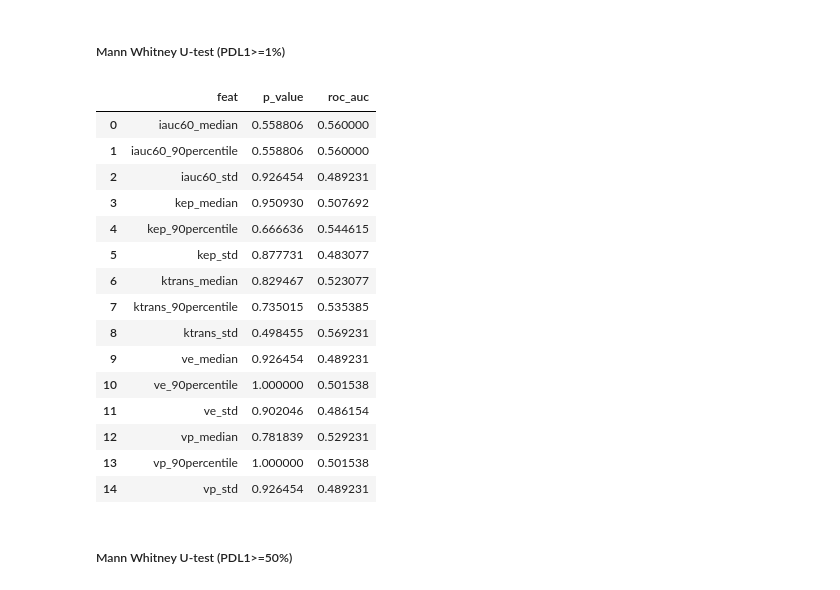
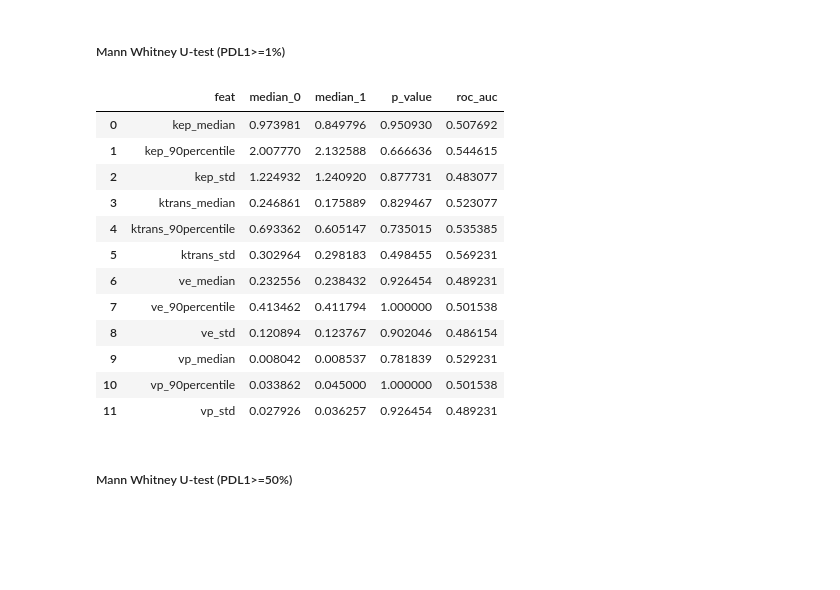
Before and after one commit to sithin-unipv/lungmr_pk, a Jupyter notebook: pk_modelling.ipynb, the cells around one changed output. Drawn from its saved outputs; the diff is of its cells as text; code cells hidden in the pictures; blank space fills up the shorter version.

```diff
--- a/pk_modelling.ipynb
+++ b/pk_modelling.ipynb
@@ -135,21 +131,27 @@ pk_df = pd.DataFrame(pk_df)
 # %% [markdown]
 ##### Mann-Whitney U-test (PDL1>=1%)
 # %%
-pvalue_df = {"feat":[], "p_value":[]}
+pvalue_df = {"feat":[], "median_0":[], "median_1":[], "p_value":[], "roc_auc":[]}
 
 label_column = "pdl1>=1%"
 
-for feat in [ "ktrans", "ve", "kep", "vp",  "iauc60"]:
+for feat in [ "ktrans", "ve", "kep", "vp"]:
 
     x1 = pk_df[(pk_df[label_column]==0)][feat].to_list()
     x2 = pk_df[(pk_df[label_column]==1)][feat].to_list()
 
+    pvalue_df["median_0"].append(np.median(x1))
+    pvalue_df["median_1"].append(np.median(x2))
+
     u, p_value = stats.mannwhitneyu(x1, x2)
 
-    roc_auc = u/(len(x1)*len(x2))
+    # roc_auc = u/(len(x1)*len(x2))
+
+    roc_auc = 1-roc_auc_score(pk_df[label_column], pk_df[feat])
 
     pvalue_df["feat"].append(feat)
     pvalue_df["p_value"].append(p_value)
+    pvalue_df["roc_auc"].append(roc_auc)
 
 
     # print(bat_method, aif_fn, feat, p_value, roc_auc)
@@ -167,24 +168,27 @@ display(pvalue_df)
 # %% [markdown]
 ##### Mann-Whitney U-test (PDL1>=50%)
 # %%
-pvalue_df = {"feat":[], "mean_0":[], "mean_1":[], "p_value":[]}
+pvalue_df = {"feat":[], "median_0":[], "median_1":[], "p_value":[], "roc_auc":[]}
 
 label_column = "pdl1>=50%"
 
-for feat in ["ktrans", "ve", "kep", "vp", "iauc60"]:
+for feat in ["ktrans", "ve", "kep", "vp"]:
 
     x1 = pk_df[(pk_df[label_column]==0)][feat].to_list()
     x2 = pk_df[(pk_df[label_column]==1)][feat].to_list()
 
-    pvalue_df["mean_0"].append(np.median(x1))
-    pvalue_df["mean_1"].append(np.median(x2))
+    pvalue_df["median_0"].append(np.median(x1))
+    pvalue_df["median_1"].append(np.median(x2))
 
     u, p_value = stats.mannwhitneyu(x1, x2)
 
     roc_auc = u/(len(x1)*len(x2))
 
+    roc_auc = 1-roc_auc_score(pk_df[label_column], pk_df[feat])
+
     pvalue_df["feat"].append(feat)
     pvalue_df["p_value"].append(p_value)
+    pvalue_df["roc_auc"].append(roc_auc)
 
     # print(bat_method, aif_fn, feat, p_value, roc_auc)
 
@@ -353,7 +346,7 @@ for sample_id in tqdm(sample_ids, position=0, desc="extracting features"):
     r2_img = sitk.ReadImage(os.path.join(MAP_DIR, sample_id, "r2.nii.gz"))
     r2_arr = sitk.GetArrayFromImage(r2_img)
 
-    for pk_map in ["iauc30", "iauc60", "iauc90", "iauc30_bn", "iauc60_bn", "iauc90_bn", "t0", "kep", "ktrans", "ve", "vp", "r2"]:
+    for pk_map in ["t0", "kep", "ktrans", "ve", "vp", "r2"]:
 
         voxel_pk_df["sample_id"].append(sample_id)
         voxel_pk_df["pk_map"].append(pk_map)
@@ -374,43 +367,49 @@ voxel_pk_df = pd.DataFrame(voxel_pk_df)
 # %%
 label_column = "pdl1>=1%"
 
-pvalue_df = {"feat":[], "p_value":[], "roc_auc":[]}
+pvalue_df = {"feat":[], "median_0":[], "median_1":[], "p_value":[], "roc_auc":[]}
 
-for pk_map in [ "iauc60", "kep", "ktrans", "ve", "vp"]:
+for pk_map in ["kep", "ktrans", "ve", "vp"]:
 
     _pk_df = voxel_pk_df[voxel_pk_df.pk_map==pk_map]
 
     for feat in ["median", "90percentile", "std"]:
 
         x1 = _pk_df[(_pk_df[label_column]==0)][feat].to_list()
         x2 = _pk_df[(_pk_df[label_column]==1)][feat].to_list()
 
+
+        pvalue_df["median_0"].append(np.median(x1))
+        pvalue_df["median_1"].append(np.median(x2))
+
         u, p_value = stats.mannwhitneyu(x1, x2)
 
-        roc_auc = u/(len(x1)*len(x2))
+        # roc_auc = u/(len(x1)*len(x2))
+        roc_auc = 1-roc_auc_score(_pk_df[label_column], _pk_df[feat])
 
         pvalue_df["feat"].append(pk_map+"_"+feat)
         pvalue_df["p_value"].append(p_value)
         pvalue_df["roc_auc"].append(roc_auc)
 
+pvalue_df = pd.DataFrame(pvalue_df)
+
+# _, pvalue_df["corr_p_value"], _, _ = multipletests(pvalue_df.p_value, method="fdr_bh")
+
 display(pd.DataFrame(pvalue_df))
 # %% [output]
-|  | feat | p_value | roc_auc |
-| 0 | iauc60_median | 0.558806 | 0.560000 |
-| 1 | iauc60_90percentile | 0.558806 | 0.560000 |
-| 2 | iauc60_std | 0.926454 | 0.489231 |
-| 3 | kep_median | 0.950930 | 0.507692 |
-| 4 | kep_90percentile | 0.666636 | 0.544615 |
-| 5 | kep_std | 0.877731 | 0.483077 |
-| 6 | ktrans_median | 0.829467 | 0.523077 |
-| 7 | ktrans_90percentile | 0.735015 | 0.535385 |
-| 8 | ktrans_std | 0.498455 | 0.569231 |
-| 9 | ve_median | 0.926454 | 0.489231 |
-| 10 | ve_90percentile | 1.000000 | 0.501538 |
-| 11 | ve_std | 0.902046 | 0.486154 |
-| 12 | vp_median | 0.781839 | 0.529231 |
-| 13 | vp_90percentile | 1.000000 | 0.501538 |
-| 14 | vp_std | 0.926454 | 0.489231 |
+|  | feat | median_0 | median_1 | p_value | roc_auc |
+| 0 | kep_median | 0.973981 | 0.849796 | 0.950930 | 0.507692 |
+| 1 | kep_90percentile | 2.007770 | 2.132588 | 0.666636 | 0.544615 |
+| 2 | kep_std | 1.224932 | 1.240920 | 0.877731 | 0.483077 |
+| 3 | ktrans_median | 0.246861 | 0.175889 | 0.829467 | 0.523077 |
+| 4 | ktrans_90percentile | 0.693362 | 0.605147 | 0.735015 | 0.535385 |
+| 5 | ktrans_std | 0.302964 | 0.298183 | 0.498455 | 0.569231 |
+| 6 | ve_median | 0.232556 | 0.238432 | 0.926454 | 0.489231 |
+| 7 | ve_90percentile | 0.413462 | 0.411794 | 1.000000 | 0.501538 |
+| 8 | ve_std | 0.120894 | 0.123767 | 0.902046 | 0.486154 |
+| 9 | vp_median | 0.008042 | 0.008537 | 0.781839 | 0.529231 |
+| 10 | vp_90percentile | 0.033862 | 0.045000 | 1.000000 | 0.501538 |
+| 11 | vp_std | 0.027926 | 0.036257 | 0.926454 | 0.489231 |
 # %% [markdown]
 ##### Mann Whitney U-test (PDL1>=50%)
 # %%
```
Also changed, not shown: parts of 7 cells of this notebook, 3 other files.
